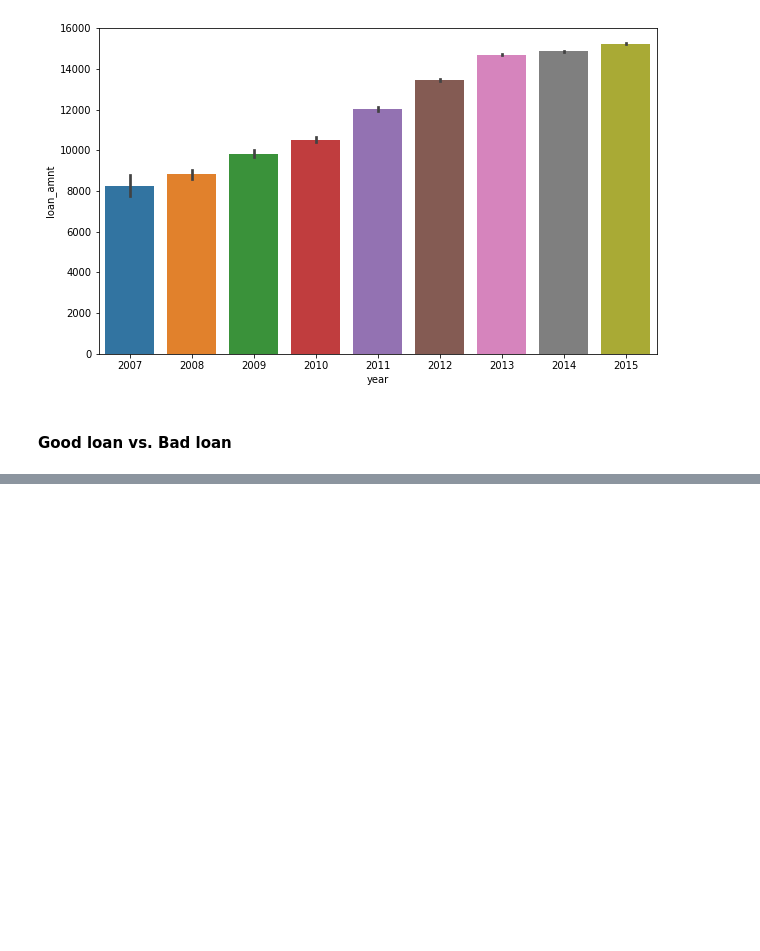
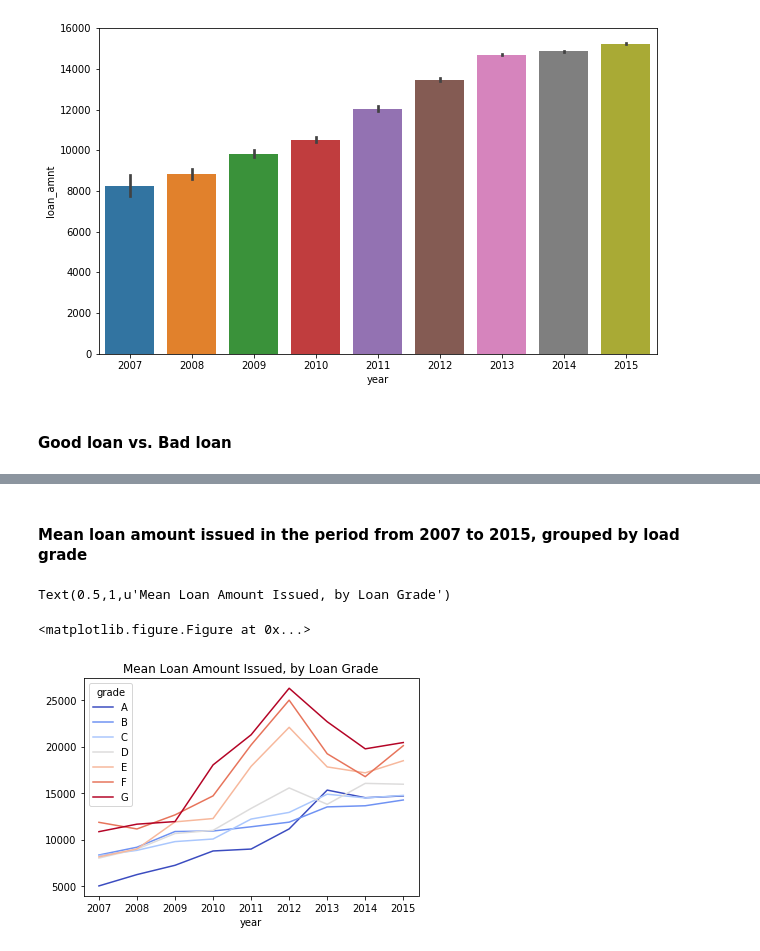
Before and after one commit to akshitvjain/LoanExtensionAnalysis, a Jupyter notebook: data_exploration.ipynb, the cells around one changed output, grey strips where cells are left out. Saved outputs shown, nothing was run; the diff lists cells and outputs as text; code cells hidden in the pictures; blank space fills up the shorter version.

```diff
--- a/data_exploration.ipynb
+++ b/data_exploration.ipynb
@@ -111,0 +120,14 @@ pd.value_counts(temp_df.rating).plot.pie(explode = [0, 0.2], autopct='%1.2f%%',
+# %% [markdown]
+<h4> Mean loan amount issued in the period from 2007 to 2015, grouped by load grade </h4>
+# %%
+# Grouping the data by year and grade and mean loan amount
+loan_amnt_by_year_grade = df.groupby(['year', 'grade']).loan_amnt.mean()
+
+cmap = plt.cm.coolwarm
+plt.figure(figsize=(10,6))
+ax = loan_amnt_by_year_grade.unstack().plot(colormap=cmap)
+ax.set_title('Mean Loan Amount Issued, by Year and Loan Grade')
+# %% [output]
+Text(0.5,1,u'Mean Loan Amount Issued, by Loan Grade')
+<matplotlib.figure.Figure at 0x...>
+[figure, added]
```
Also changed, not shown: parts of 8 cells of this notebook.
